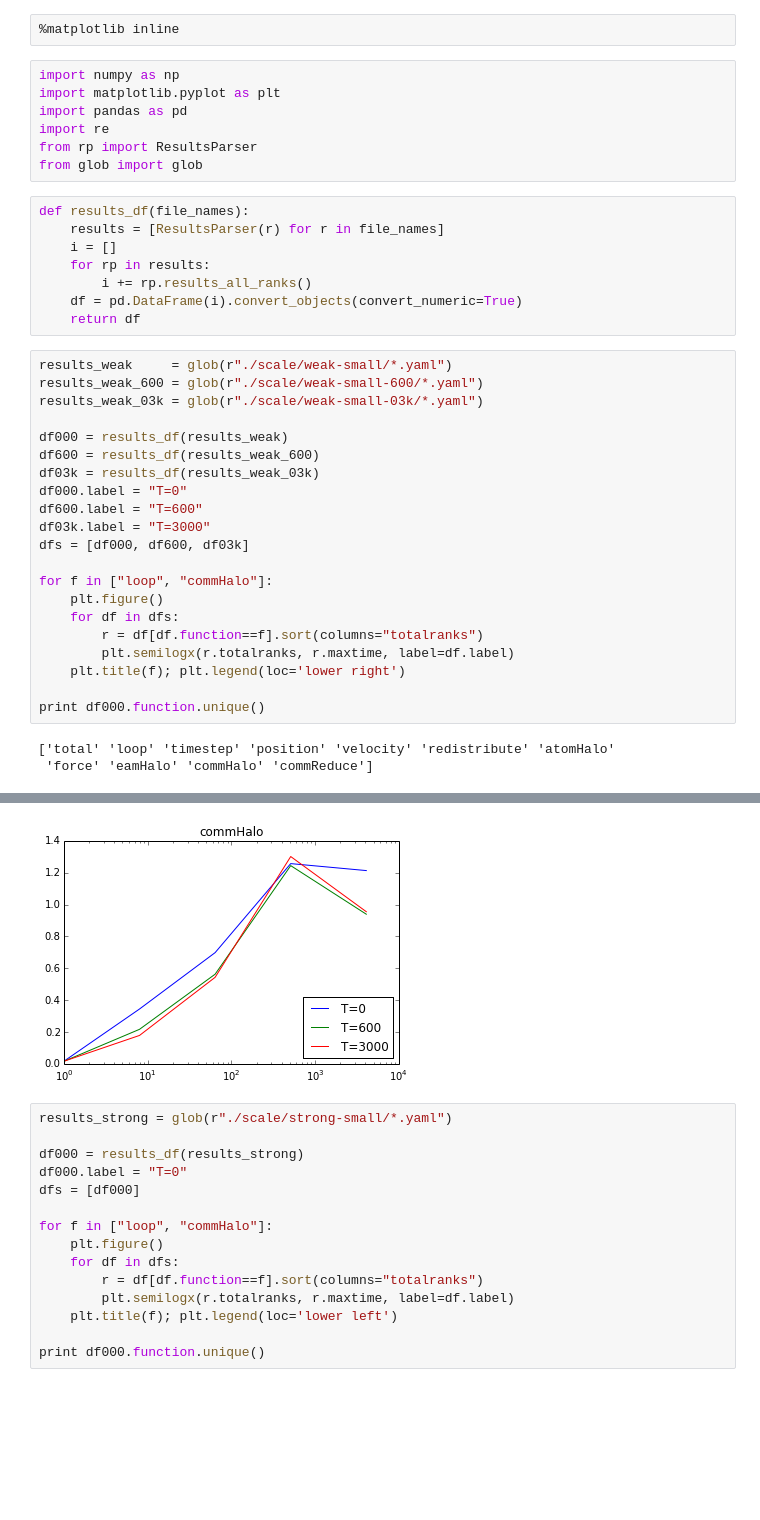
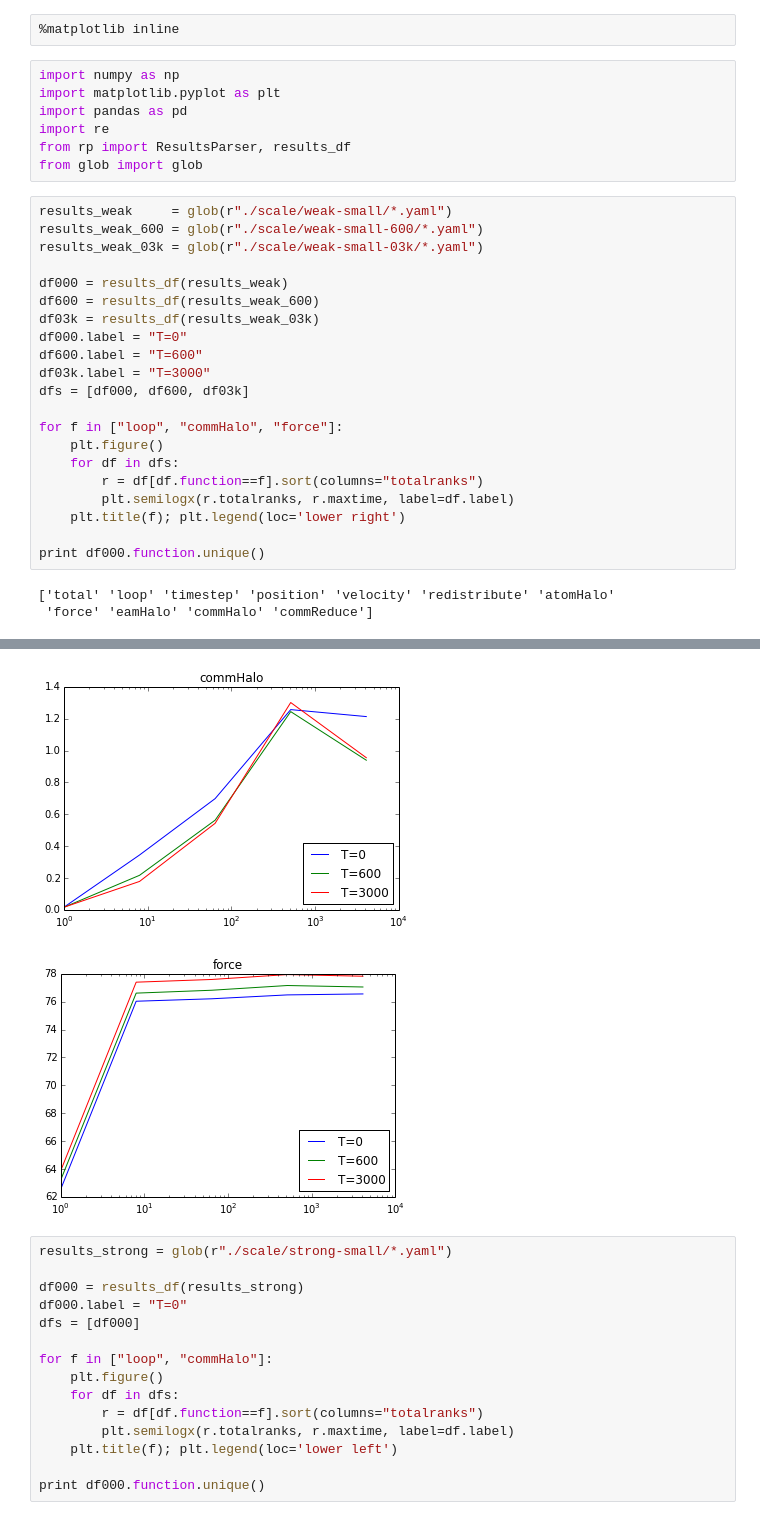
Before and after one commit to shigh/CoMD, a Jupyter notebook: parse-yaml.ipynb, the cells around one changed output, grey strips where cells are left out. Cells and saved outputs as stored; diff of their text form; blank space fills up the shorter version.

```diff
--- a/parse-yaml.ipynb
+++ b/parse-yaml.ipynb
@@ -5,42 +5,35 @@ import numpy as np
 import matplotlib.pyplot as plt
 import pandas as pd
 import re
-from rp import ResultsParser
+from rp import ResultsParser, results_df
 from glob import glob
-# %%
-def results_df(file_names):
-    results = [ResultsParser(r) for r in file_names]
-    i = []
-    for rp in results:
-        i += rp.results_all_ranks()
-    df = pd.DataFrame(i).convert_objects(convert_numeric=True)
-    return df
 # %%
 results_weak     = glob(r"./scale/weak-small/*.yaml")
 results_weak_600 = glob(r"./scale/weak-small-600/*.yaml")
 results_weak_03k = glob(r"./scale/weak-small-03k/*.yaml")
 
 df000 = results_df(results_weak)
 df600 = results_df(results_weak_600)
 df03k = results_df(results_weak_03k)
 df000.label = "T=0"
 df600.label = "T=600"
 df03k.label = "T=3000"
 dfs = [df000, df600, df03k]
 
-for f in ["loop", "commHalo"]:
+for f in ["loop", "commHalo", "force"]:
     plt.figure()
     for df in dfs:
         r = df[df.function==f].sort(columns="totalranks")
         plt.semilogx(r.totalranks, r.maxtime, label=df.label)
     plt.title(f); plt.legend(loc='lower right')
 
 print df000.function.unique()
 # %% [output]
 ['total' 'loop' 'timestep' 'position' 'velocity' 'redistribute' 'atomHalo'
  'force' 'eamHalo' 'commHalo' 'commReduce']
 [figure]
 [figure]
+[figure, added]
 # %%
 results_strong = glob(r"./scale/strong-small/*.yaml")
 
```
Also changed, not shown: 1 other file.
